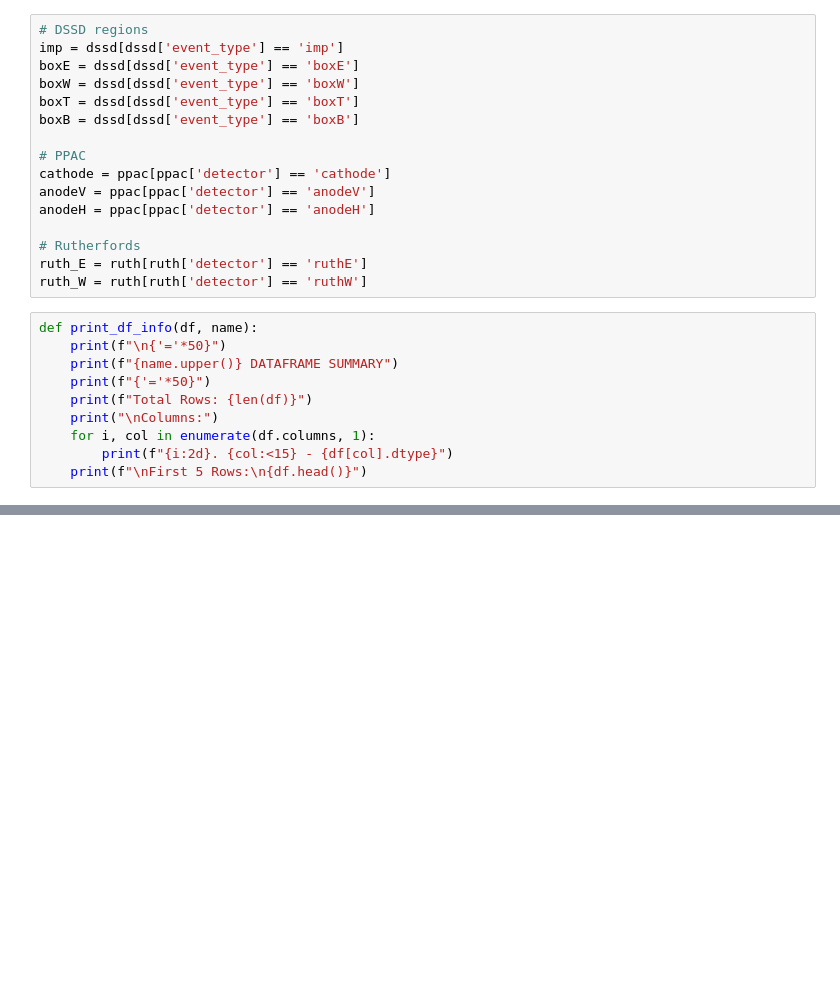
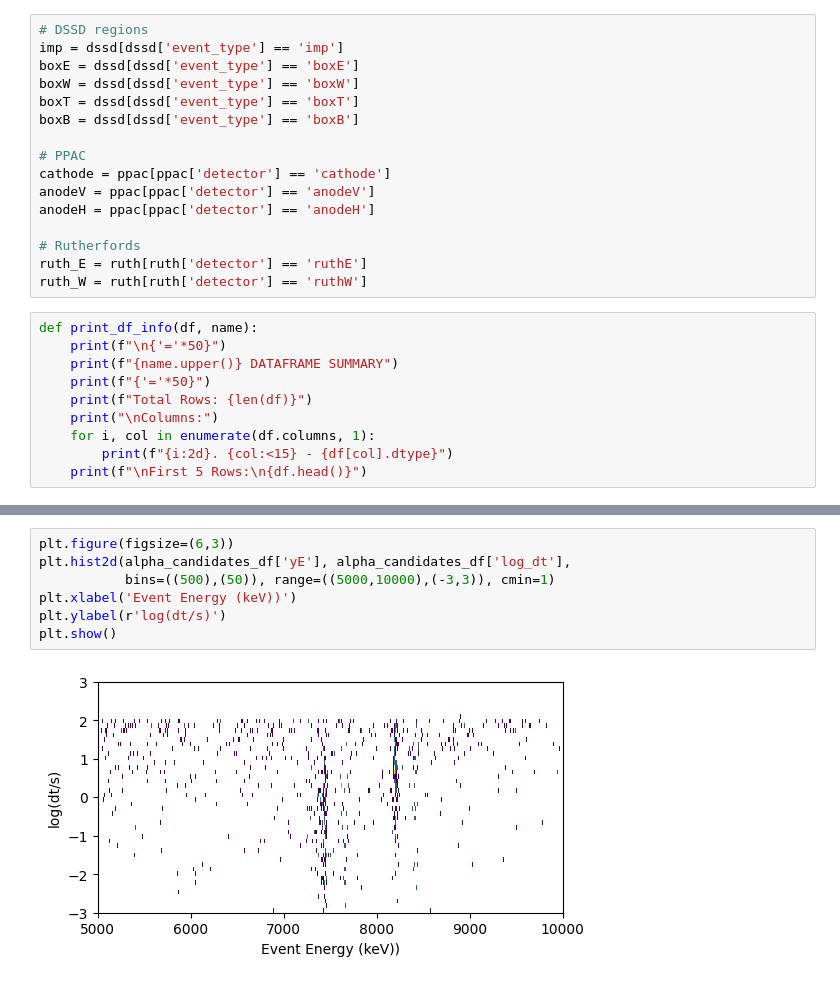
Before and after one commit to JChads4/ppac_analysis2, a Jupyter notebook: raw_events_notebook.ipynb, the cells around one changed output, grey strips where cells are left out. Drawn from its saved outputs; the diff is of its cells as text; blank space fills up the shorter version.

```diff
--- a/raw_events_notebook.ipynb
+++ b/raw_events_notebook.ipynb
@@ -677,0 +604,9 @@ PPAC cathode after IMP: 0 events (0.0%)
+# %%
+plt.figure(figsize=(6,3))
+plt.hist2d(alpha_candidates_df['yE'], alpha_candidates_df['log_dt'],
+           bins=((500),(50)), range=((5000,10000),(-3,3)), cmin=1)
+plt.xlabel('Event Energy (keV))')
+plt.ylabel(r'log(dt/s)')
+plt.show()
+# %% [output]
+[figure, added]
```
Also changed, not shown: parts of 17 cells of this notebook, 3 other files.
